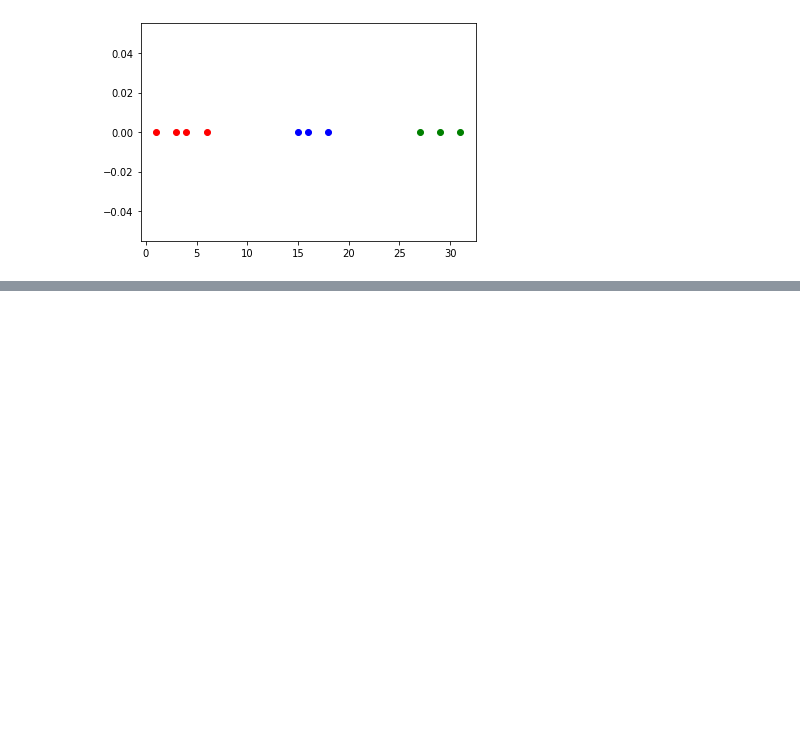
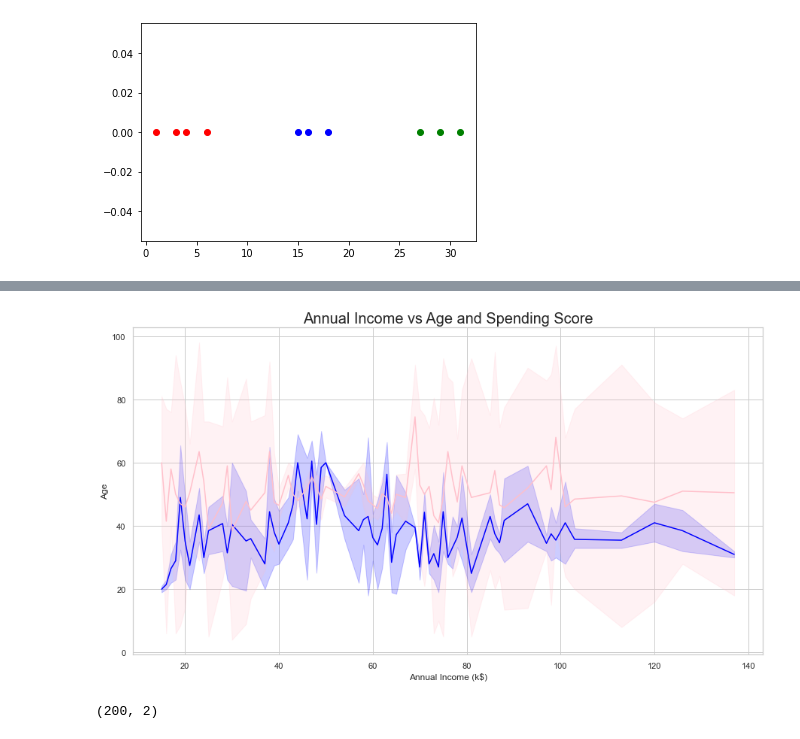
Before and after one commit to aryanpandey/Shaastra_DS_ML_Intro, a Jupyter notebook: KMeans/KMeans.ipynb, the cells around one changed output, grey strips where cells are left out. Saved outputs shown, nothing was run; the diff lists cells and outputs as text; code cells hidden in the pictures; blank space fills up the shorter version.

```diff
--- a/KMeans/KMeans.ipynb
+++ b/KMeans/KMeans.ipynb
@@ -108,0 +187,20 @@ plt.show()
+# %%
+x = data['Annual Income (k$)']
+y = data['Age']
+z = data['Spending Score (1-100)']
+
+sns.lineplot(x, y, color = 'blue')
+sns.lineplot(x, z, color = 'pink')
+plt.title('Annual Income vs Age and Spending Score', fontsize = 20)
+plt.show()
+# %% [output]
+[figure, added]
+# %%
+# From the above diagram we can say that there is a relatively good co-relation between spending scores vs age and annual income
+# So we will be including those columns alone in our classification
+x = data.iloc[:, [3, 4]].values
+
+# let's check the shape of x
+print(x.shape)
+# %% [output]
+(200, 2)
```
Also changed, not shown: parts of 13 cells of this notebook, 1 other file.
